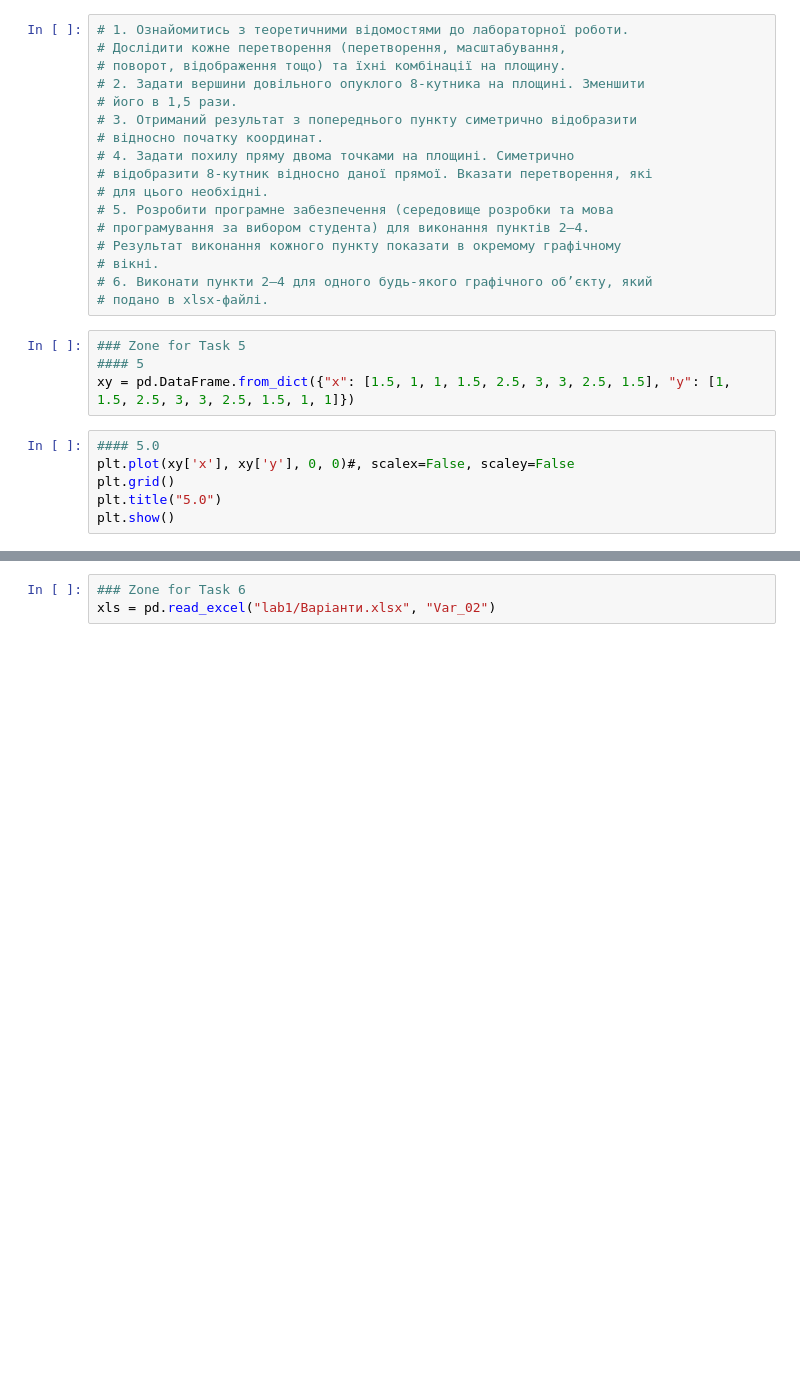
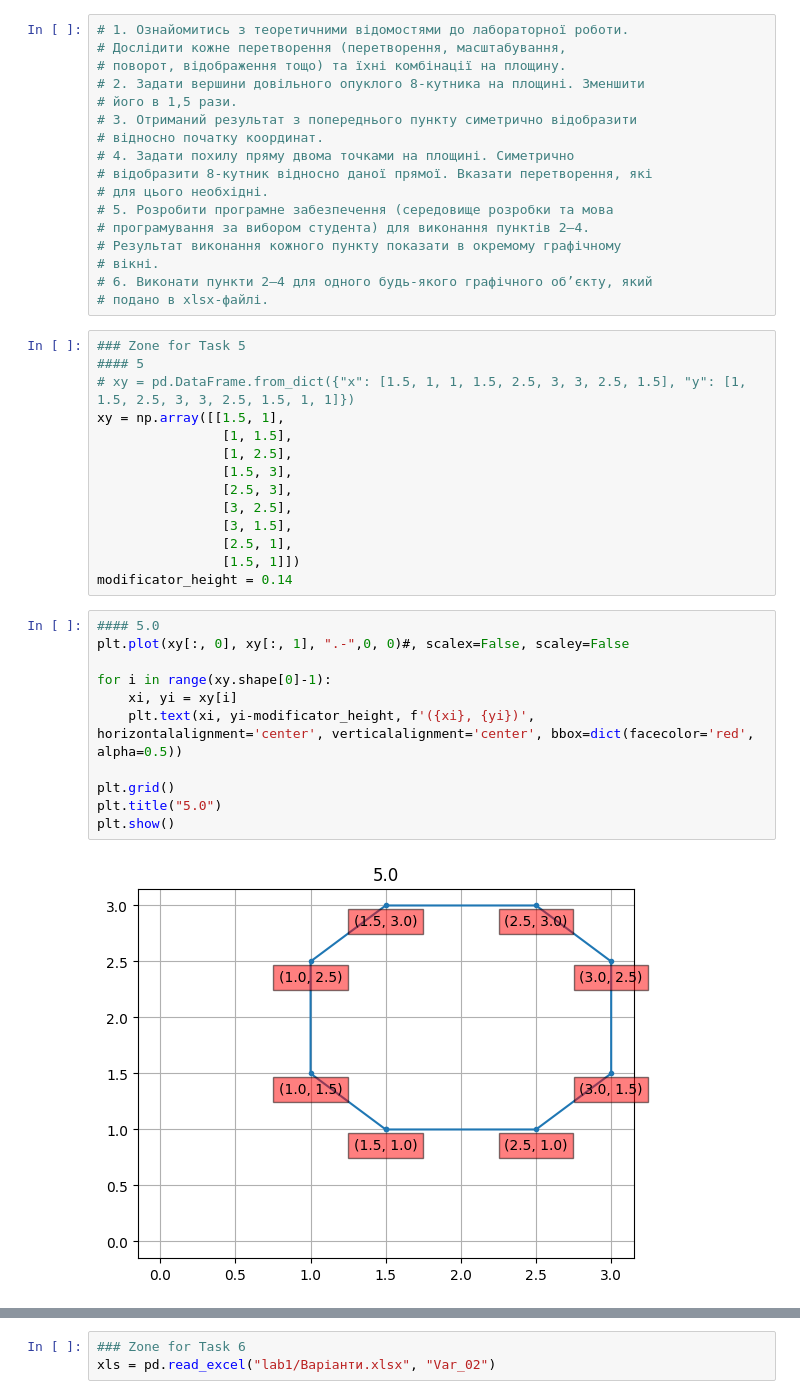
Before and after one commit to KlymentievMaksym/CompGraph, a Jupyter notebook: Lab1.ipynb, the cells around one changed output, grey strips where cells are left out. Saved outputs shown, nothing was run; the diff lists cells and outputs as text; blank space fills up the shorter version.

```diff
--- a/Lab1.ipynb
+++ b/Lab1.ipynb
@@ -45,11 +45,28 @@ import pandas as pd
 # %%
 ### Zone for Task 5
 #### 5
-xy = pd.DataFrame.from_dict({"x": [1.5, 1, 1, 1.5, 2.5, 3, 3, 2.5, 1.5], "y": [1, 1.5, 2.5, 3, 3, 2.5, 1.5, 1, 1]})
+# xy = pd.DataFrame.from_dict({"x": [1.5, 1, 1, 1.5, 2.5, 3, 3, 2.5, 1.5], "y": [1, 1.5, 2.5, 3, 3, 2.5, 1.5, 1, 1]})
+xy = np.array([[1.5, 1],
+                [1, 1.5],
+                [1, 2.5],
+                [1.5, 3],
+                [2.5, 3],
+                [3, 2.5],
+                [3, 1.5],
+                [2.5, 1],
+                [1.5, 1]])
+modificator_height = 0.14
 # %%
 #### 5.0
-plt.plot(xy['x'], xy['y'], 0, 0)#, scalex=False, scaley=False
+plt.plot(xy[:, 0], xy[:, 1], ".-",0, 0)#, scalex=False, scaley=False
+
+for i in range(xy.shape[0]-1):
+    xi, yi = xy[i]
+    plt.text(xi, yi-modificator_height, f'({xi}, {yi})', horizontalalignment='center', verticalalignment='center', bbox=dict(facecolor='red', alpha=0.5))
+
 plt.grid()
 plt.title("5.0")
 plt.show()
+# %% [output]
+[figure, added]
 # %%
```
Also changed, not shown: parts of 2 cells of this notebook.
